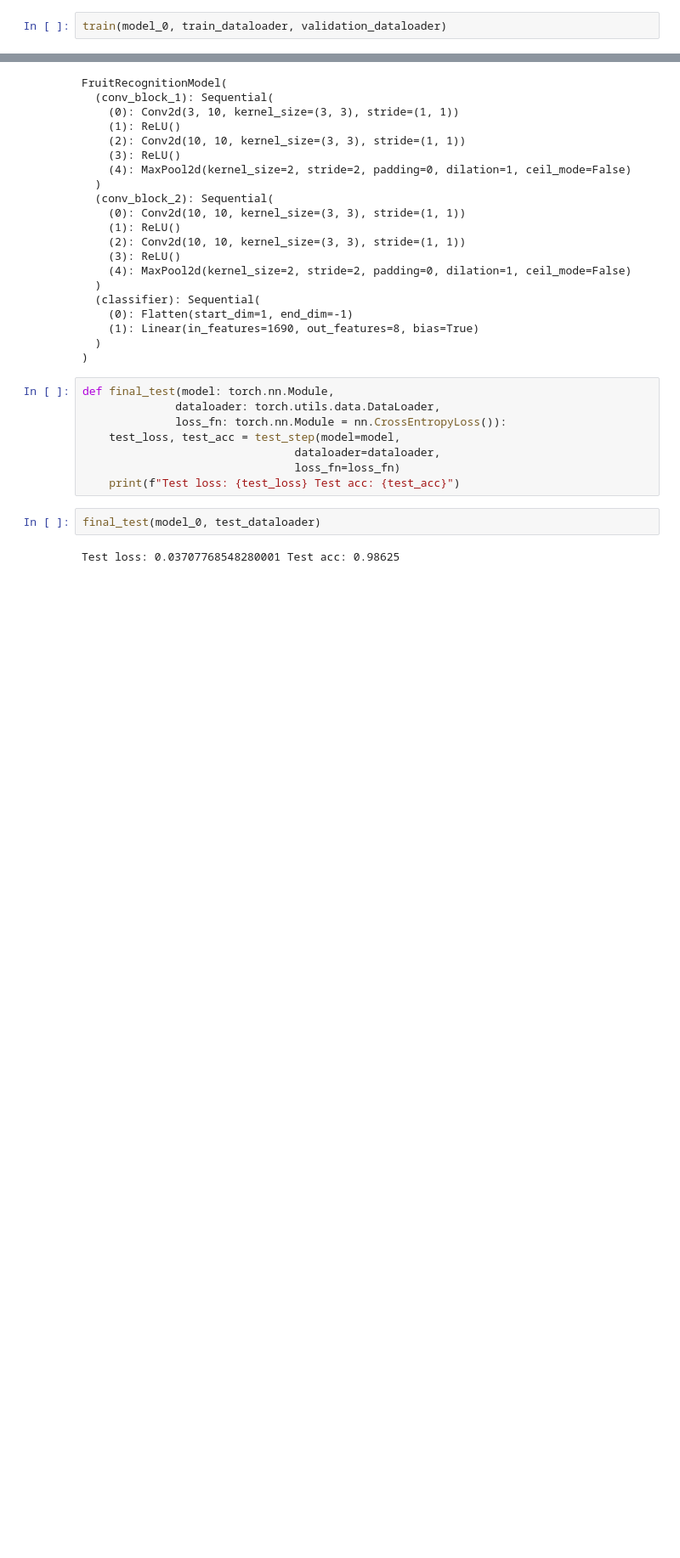
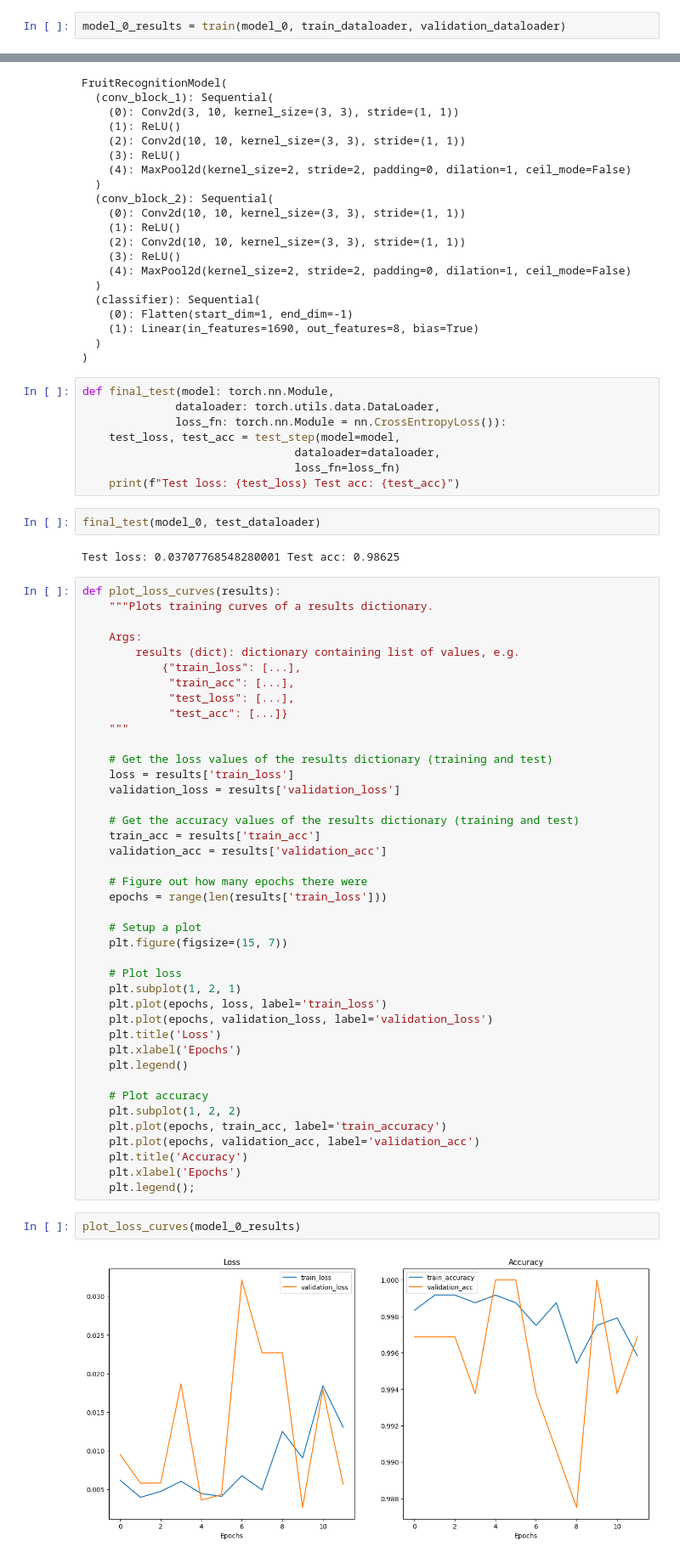
Before and after one commit to Bergu1/neural-network-project, a Jupyter notebook: projekt1_tacki.ipynb, the cells around one changed output, grey strips where cells are left out. Shown: that part at 85% size. Saved outputs shown, nothing was run; the diff lists cells and outputs as text; blank space fills up the shorter version.

```diff
--- a/projekt1_tacki.ipynb
+++ b/projekt1_tacki.ipynb
@@ -576,5 +588,5 @@ def train(model: torch.nn.Module,
 
     return results
 # %%
-train(model_0, train_dataloader, validation_dataloader)
+model_0_results = train(model_0, train_dataloader, validation_dataloader)
 # %% [output]
@@ -648,3 +643,48 @@ def final_test(model: torch.nn.Module,
 final_test(model_0, test_dataloader)
 # %% [output]
 Test loss: 0.03707768548280001 Test acc: 0.98625
+# %%
+def plot_loss_curves(results):
+    """Plots training curves of a results dictionary.
+
+    Args:
+        results (dict): dictionary containing list of values, e.g.
+            {"train_loss": [...],
+             "train_acc": [...],
+             "test_loss": [...],
+             "test_acc": [...]}
+    """
+
+    # Get the loss values of the results dictionary (training and test)
+    loss = results['train_loss']
+    validation_loss = results['validation_loss']
+
+    # Get the accuracy values of the results dictionary (training and test)
+    train_acc = results['train_acc']
+    validation_acc = results['validation_acc']
+
+    # Figure out how many epochs there were
+    epochs = range(len(results['train_loss']))
+
+    # Setup a plot
+    plt.figure(figsize=(15, 7))
+
+    # Plot loss
+    plt.subplot(1, 2, 1)
+    plt.plot(epochs, loss, label='train_loss')
+    plt.plot(epochs, validation_loss, label='validation_loss')
+    plt.title('Loss')
+    plt.xlabel('Epochs')
+    plt.legend()
+
+    # Plot accuracy
+    plt.subplot(1, 2, 2)
+    plt.plot(epochs, train_acc, label='train_accuracy')
+    plt.plot(epochs, validation_acc, label='validation_acc')
+    plt.title('Accuracy')
+    plt.xlabel('Epochs')
+    plt.legend();
+# %%
+plot_loss_curves(model_0_results)
+# %% [output]
+[figure, added]
```
Also changed, not shown: parts of 12 cells of this notebook.
